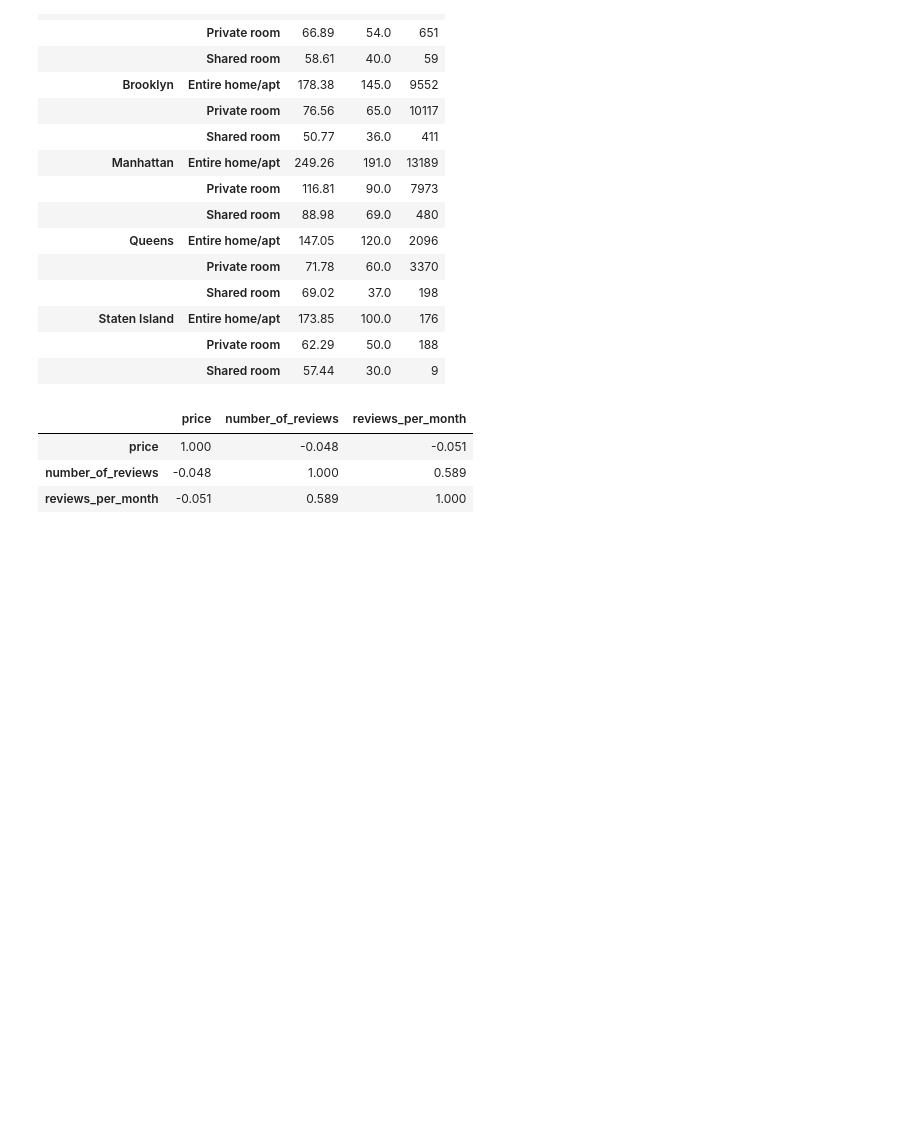
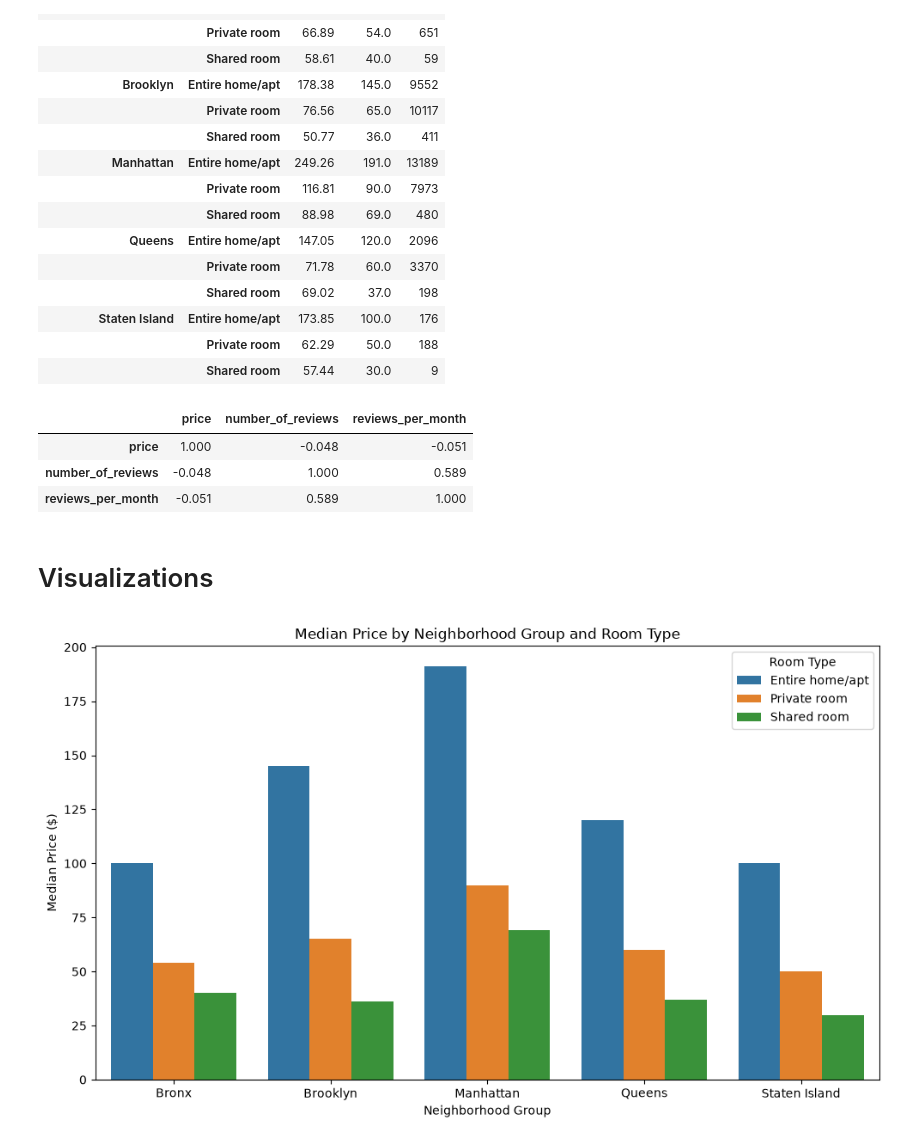
Before and after one commit to bnwiran/ai-programming-foundations-project, a Jupyter notebook: data_workflow.ipynb, the cells around one changed output. Saved outputs shown, nothing was run; the diff lists cells and outputs as text; code cells hidden in the pictures; blank space fills up the shorter version.

Commit message:
Task 7: Do the Visualizations

```diff
--- a/data_workflow.ipynb
+++ b/data_workflow.ipynb
@@ -259,3 +259,23 @@ price_review_correlation(cleaned_df)
 | price | 1.000 | -0.048 | -0.051 |
 | number_of_reviews | -0.048 | 1.000 | 0.589 |
 | reviews_per_month | -0.051 | 0.589 | 1.000 |
+# %% [markdown]
+# Visualizations
+# %%
+plt.figure(figsize=(10, 6))
+sns.barplot(
+    data=cleaned_df,
+    x='neighbourhood_group',
+    y='price',
+    hue='room_type',
+    estimator='median',
+    errorbar=None
+)
+plt.title('Median Price by Neighborhood Group and Room Type')
+plt.xlabel('Neighborhood Group')
+plt.ylabel('Median Price ($)')
+plt.legend(title='Room Type')
+plt.tight_layout()
+plt.show()
+# %% [output]
+[figure, added]
```
Also changed, not shown: parts of 2 cells of this notebook.
